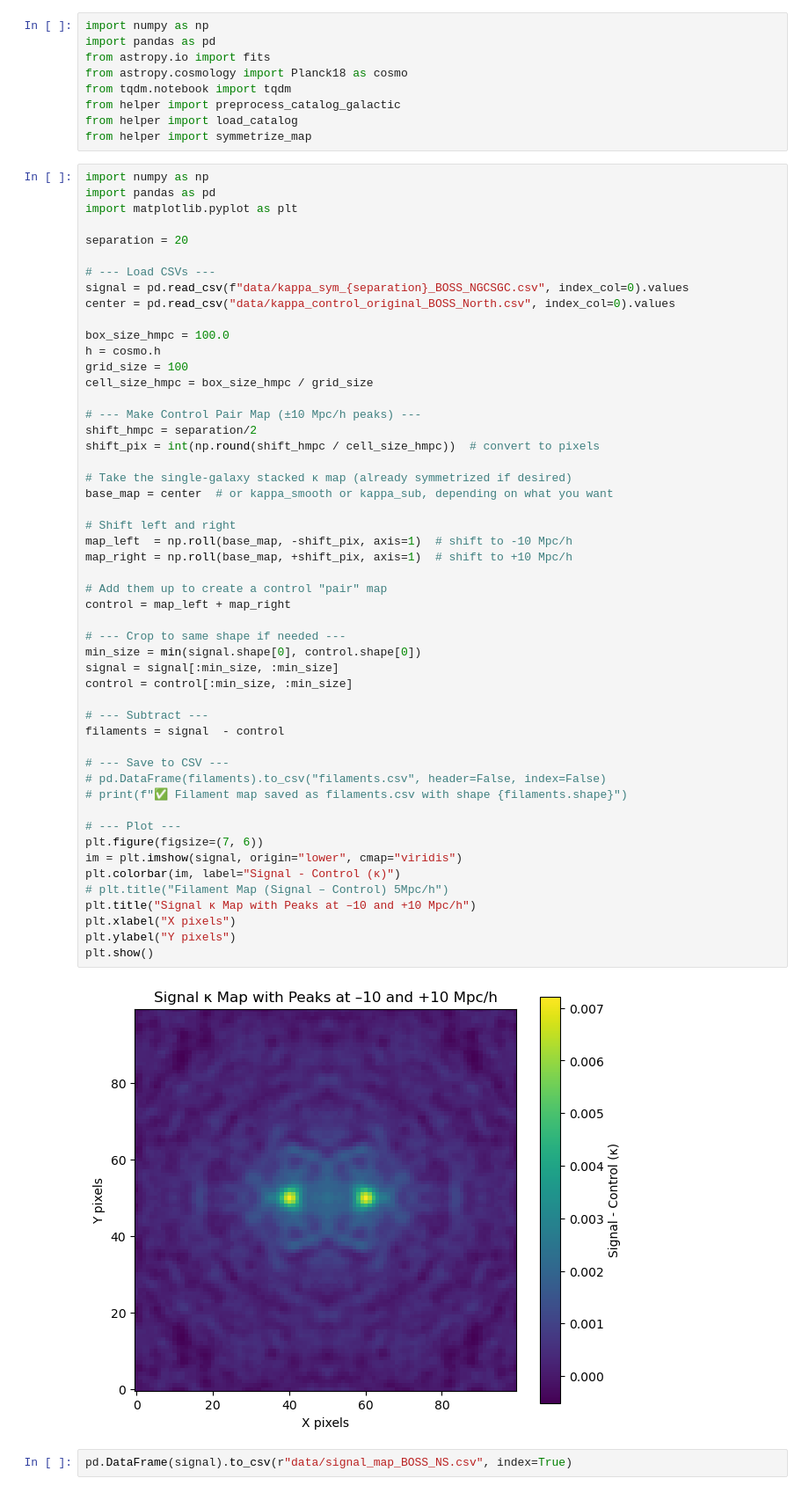
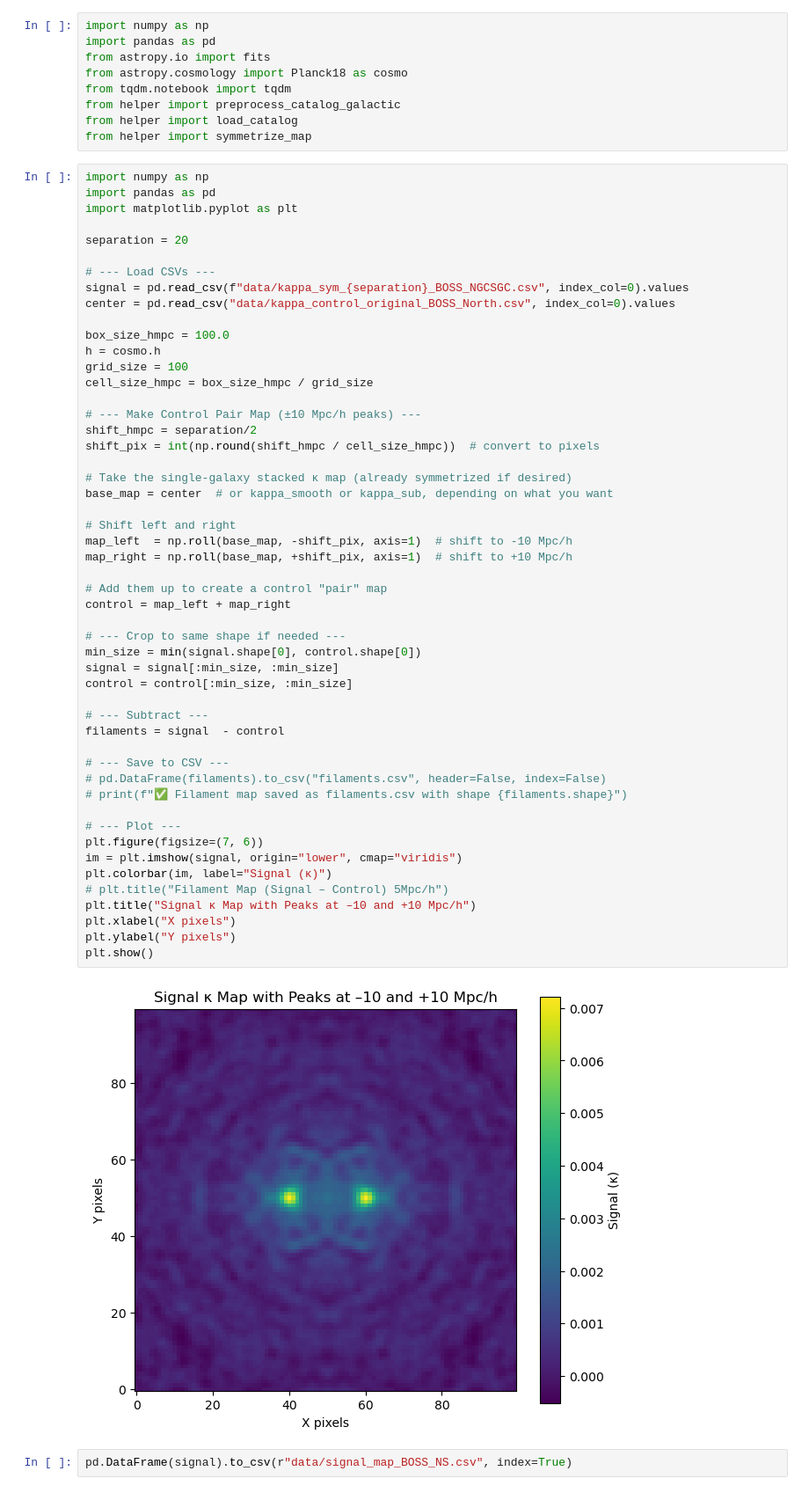
Before and after one commit to carolinewu327/astrophysics, a Jupyter notebook: subtracted_revealing_filaments.ipynb, the cells around one changed output. Shown at 88% size. Cells and saved outputs as stored; diff of their text form.

```diff
--- a/subtracted_revealing_filaments.ipynb
+++ b/subtracted_revealing_filaments.ipynb
@@ -33,35 +33,35 @@ shift_pix = int(np.round(shift_hmpc / cell_size_hmpc))  # convert to pixels
 base_map = center  # or kappa_smooth or kappa_sub, depending on what you want
 
 # Shift left and right
 map_left  = np.roll(base_map, -shift_pix, axis=1)  # shift to -10 Mpc/h
 map_right = np.roll(base_map, +shift_pix, axis=1)  # shift to +10 Mpc/h
 
 # Add them up to create a control "pair" map
 control = map_left + map_right
 
 # --- Crop to same shape if needed ---
 min_size = min(signal.shape[0], control.shape[0])
 signal = signal[:min_size, :min_size]
 control = control[:min_size, :min_size]
 
 # --- Subtract ---
 filaments = signal  - control
 
 # --- Save to CSV ---
 # pd.DataFrame(filaments).to_csv("filaments.csv", header=False, index=False)
 # print(f"✅ Filament map saved as filaments.csv with shape {filaments.shape}")
 
 # --- Plot ---
 plt.figure(figsize=(7, 6))
 im = plt.imshow(signal, origin="lower", cmap="viridis")
-plt.colorbar(im, label="Signal - Control (κ)")
+plt.colorbar(im, label="Signal (κ)")
 # plt.title("Filament Map (Signal – Control) 5Mpc/h")
 plt.title("Signal κ Map with Peaks at –10 and +10 Mpc/h")
 plt.xlabel("X pixels")
 plt.ylabel("Y pixels")
 plt.show()
 # %% [output]
-[figure, old version]
+[figure, new version]
 # %%
 pd.DataFrame(signal).to_csv(r"data/signal_map_BOSS_NS.csv", index=True)
 # %%
```
Also changed, not shown: parts of 1 cell of this notebook.
